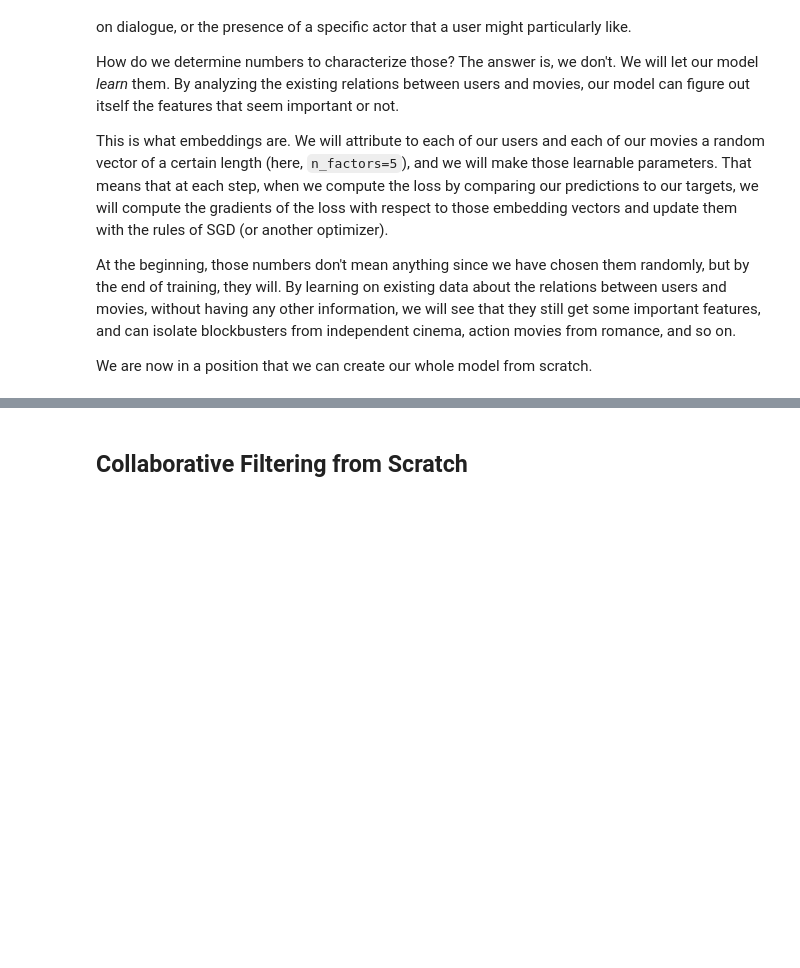
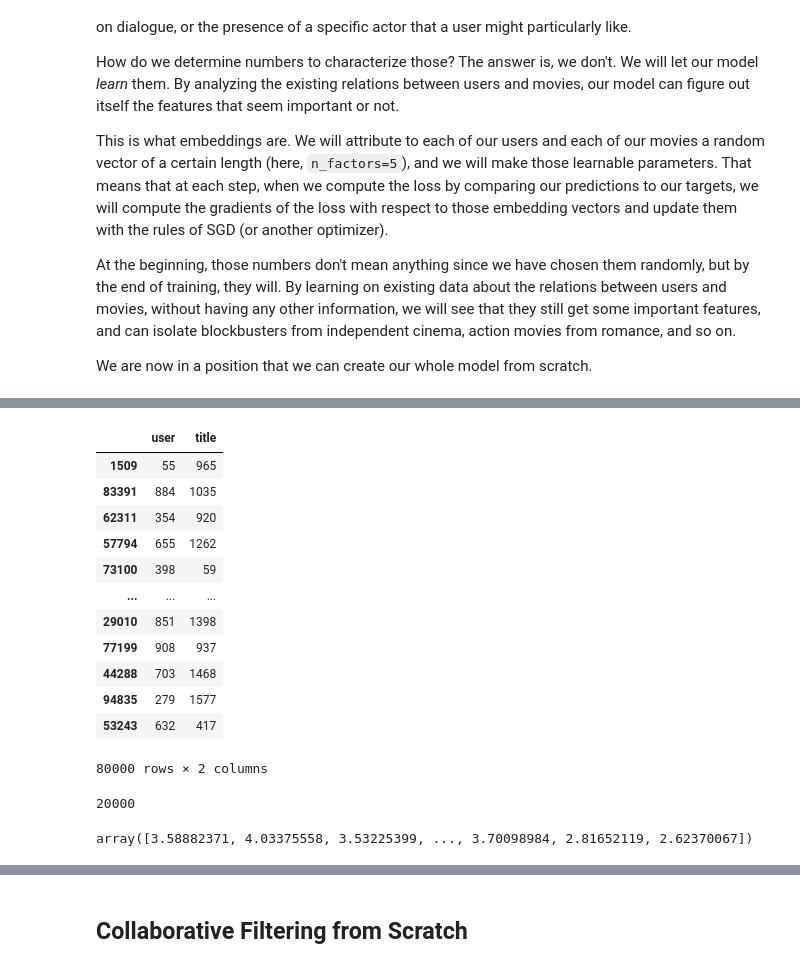
Before and after one commit to GrueneKatze/FastAI4, a Jupyter notebook: FastAI_08_collab.ipynb, the cells around one changed output, grey strips where cells are left out. Cells and saved outputs as stored; diff of their text form; code cells hidden in the pictures; blank space fills up the shorter version.

```diff
--- a/FastAI_08_collab.ipynb
+++ b/FastAI_08_collab.ipynb
@@ -197,0 +218,20 @@ We are now in a position that we can create our whole model from scratch.
+# %%
+dls.train_ds.xs
+# %% [output]
+|  | user | title |
+| 1509 | 55 | 965 |
+| 83391 | 884 | 1035 |
+| 62311 | 354 | 920 |
+| 57794 | 655 | 1262 |
+| 73100 | 398 | 59 |
+| ... | ... | ... |
+| 29010 | 851 | 1398 |
+| 77199 | 908 | 937 |
+| 44288 | 703 | 1468 |
+| 94835 | 279 | 1577 |
+| 53243 | 632 | 417 |
+80000 rows × 2 columns
+# %%
+len(dls.valid_ds.xs)
+# %% [output]
+20000
@@ -197,0 +240,4 @@ We are now in a position that we can create our whole model from scratch.
+# %%
+m.predict(dls.valid_ds.xs[:9000])
+# %% [output]
+array([3.58882371, 4.03375558, 3.53225399, ..., 3.70098984, 2.81652119, 2.62370067])
```
Also changed, not shown: parts of 11 cells of this notebook.
